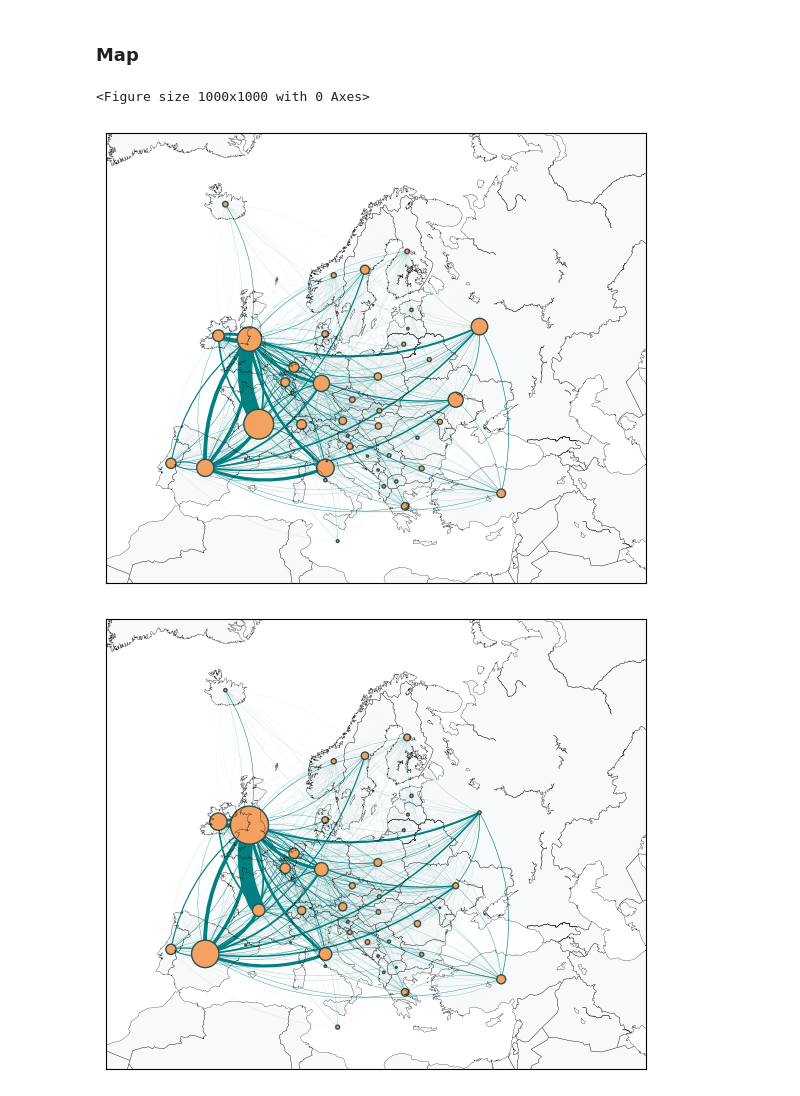
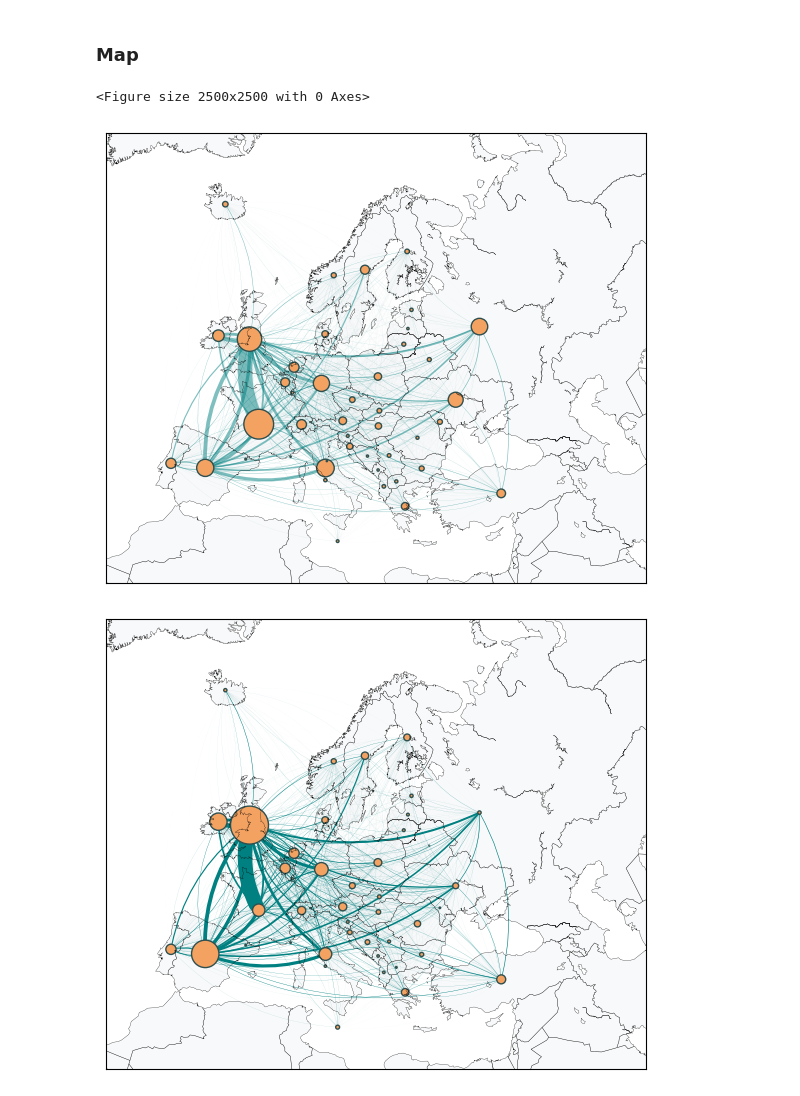
Before and after one commit to vorsanigo/Tweet2Geo, a Jupyter notebook: Data analysis/Network measures/EU_network_measures.ipynb, the cells around one changed output. Drawn from its saved outputs; the diff is of its cells as text; code cells hidden in the pictures.

```diff
--- a/Data analysis/Network measures/EU_network_measures.ipynb
+++ b/Data analysis/Network measures/EU_network_measures.ipynb
@@ -93,11 +93,25 @@ Network density: 0.7348484848484849
 # %%
 # map
 
-plt.figure(figsize = (10,10))
+plt.figure(figsize = (10,10), dpi = 250)
 
 m = Basemap(width=6000000,height=5000000,
             resolution='l',projection='laea',\
             lat_0=54,lon_0=19,\
             )
+
+# set lat - lon
+
+lat_lon_df = pd.read_csv(parent_dir / 'Data' / 'Europe' / 'lat_lon_EU.csv')
+
+mx, my = m(lat_lon_df['lon'].values, lat_lon_df['lat'].values)
+
+lon_mer = []
+lat_mer = []
+
+pos = {}
+
+for count, elem in enumerate (lat_lon_df['ISO 2']):
+    pos[elem] = (mx[count], my[count])
 # %% [output]
-<Figure size 1000x1000 with 0 Axes>
+<Figure size 2500x2500 with 0 Axes>
@@ -123,22 +122,22 @@ degree_df = pd.read_csv(parent_dir / 'Data' / 'Europe' / 'degree EU.csv')
 # %%
 # in-strenght map
 
 m.fillcontinents(color='#f8f9fa')
 
 nx.draw_networkx_nodes(G = DG, pos = pos, node_color = '#f4a261', alpha = 1, node_size = degree_df['indegree']/2, edgecolors='darkslategray')
-nx.draw_networkx_edges(G = DG, pos = pos, edge_color='teal', alpha=1, width=np.array(edge_weights).astype(float)*2, arrowstyle='-', arrowsize=5, connectionstyle = 'arc3,rad=0.2', min_source_margin=0, min_target_margin=0, node_size = degree_df['indegree']/2)
+nx.draw_networkx_edges(G = DG, pos = pos, edge_color='teal', alpha=0.5, width=np.array(edge_weights).astype(float)*2, arrowstyle='-', arrowsize=5, connectionstyle = 'arc3,rad=0.2', min_source_margin=0, min_target_margin=0, node_size = degree_df['indegree']/2)
 
 m.drawcountries(linewidth = 0.3)
 
 m.drawcoastlines(linewidth=0.2)
 
 plt.tight_layout()
 
-plt.savefig(parent_dir / 'Data analysis' / 'Network measures' / 'in_strength_EU.pdf')
+#plt.savefig(parent_dir / 'Data analysis' / 'Network measures' / 'in_strength_EU.pdf', dpi = 300)
 
 plt.show()
 # %% [output]
-[figure, old version]
+[figure, new version]
 # %%
 # out-strenght map
 
```
Also changed, not shown: parts of 5 cells of this notebook.
